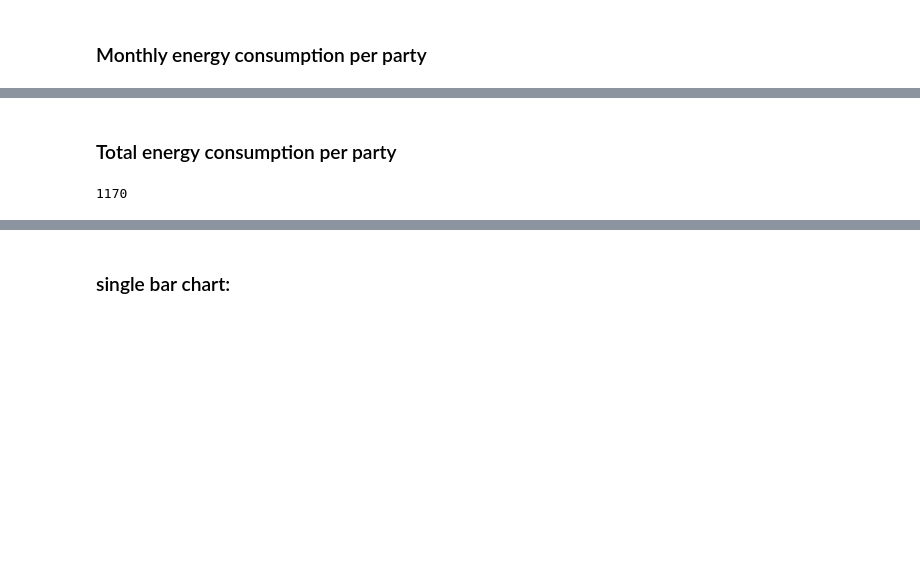
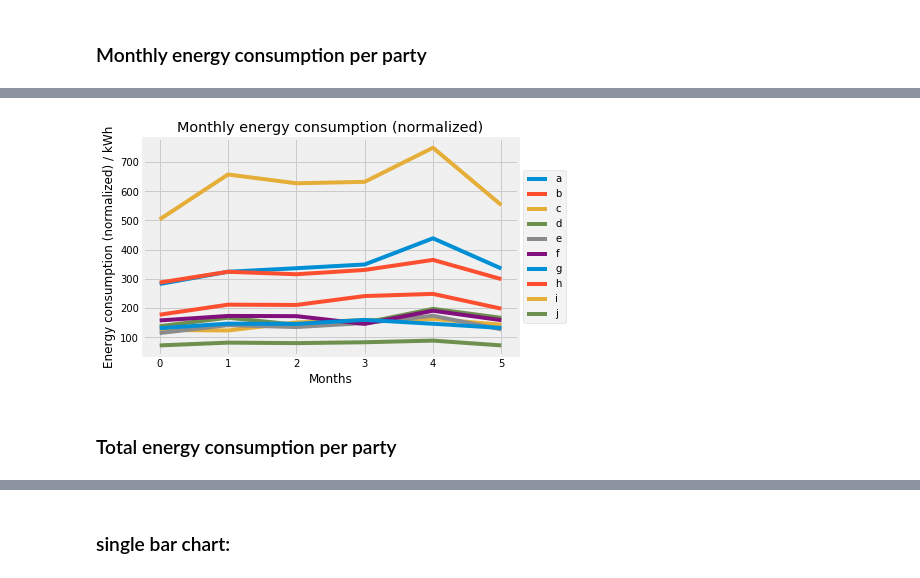
Before and after one commit to felixjohanlehmann/energy_consumption_analysis, a Jupyter notebook: energy_consumption_visualization.ipynb, the cells around one changed output, grey strips where cells are left out. Saved outputs shown, nothing was run; the diff lists cells and outputs as text; code cells hidden in the pictures; blank space fills up the shorter version.

```diff
--- a/energy_consumption_visualization.ipynb
+++ b/energy_consumption_visualization.ipynb
@@ -84,0 +91,9 @@ plt.show()
+# %%
+df_diff_norm = df_diff.copy()
+# %%
+days_list = [calendar.monthrange(int(str(element)[0:4]),int(str(element)[4:6]))[1] for element in df_diff_norm.index.tolist()]
+days_df = pd.DataFrame(days_list)
+# %%
+for index, days in enumerate(days_list):
+    df_diff_norm.iloc[index] = df_diff_norm.iloc[index] / days * 365 / 12
+print(df_diff_norm)
@@ -85,9 +118,16 @@ plt.show()
+# %%
+for i in range(len(df_diff_norm.columns)):
+    plt.plot(x, df_diff_norm.iloc[:,i])
+
+plt.title("Monthly energy consumption (normalized)")
+plt.legend(df_diff_norm.columns, loc = "center left", bbox_to_anchor = (1, 0.5))
+plt.xlabel("Months")
+plt.ylabel("Energy consumption (normalized) / kWh")
+plt.show()
+# %% [output]
+[figure, added]
 # %% [markdown]
 ### Total energy consumption per party
-# %%
-int(df_diff.sum().mean())
-# %% [output]
-1170
 # %%
 plt.bar(df_diff.columns, df_diff.sum())
 plt.xticks(df_diff.columns)
```
Also changed, not shown: parts of 9 cells of this notebook.
